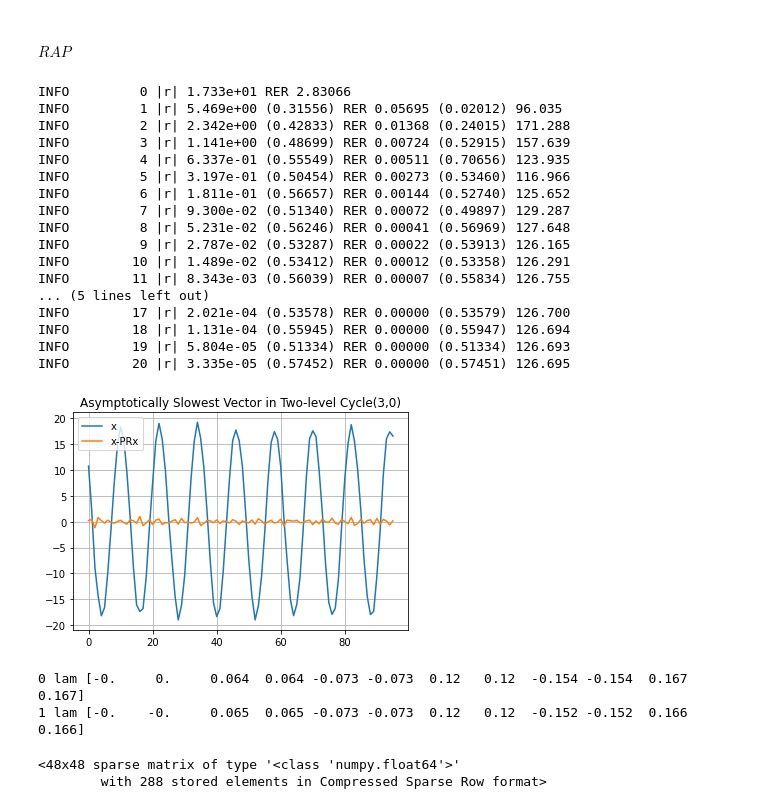
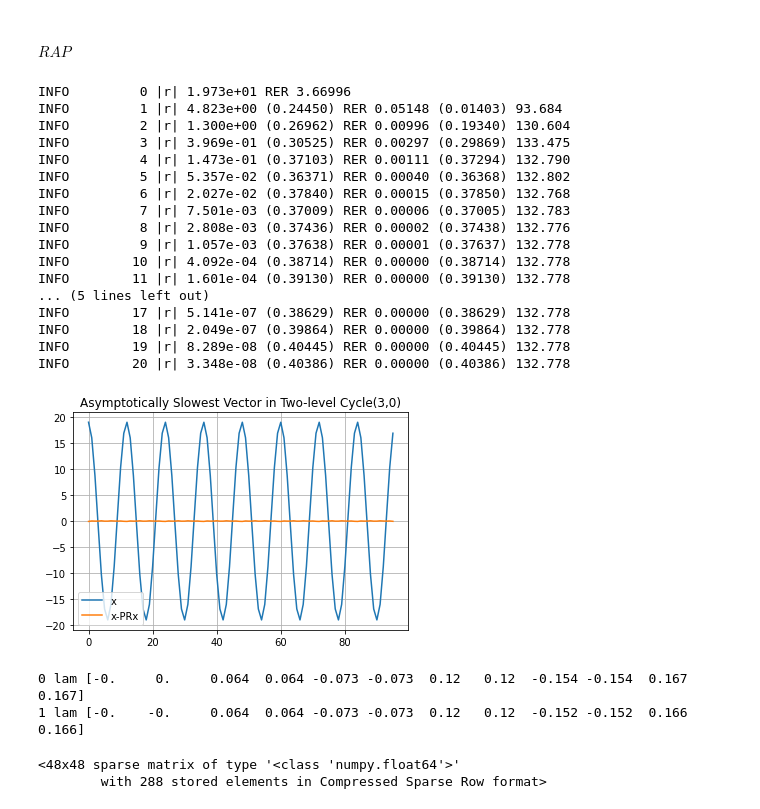
Before and after one commit to 436ahsan/Helmholtz, a Jupyter notebook: notebooks/repetitive/4_2_coarsening_3_level_qap.ipynb, the cells around one changed output. Saved outputs shown, nothing was run; the diff lists cells and outputs as text; code cells hidden in the pictures.

Commit message:
With random seed = 0, QAP works level 0->1.

```diff
--- a/notebooks/repetitive/4_2_coarsening_3_level_qap.ipynb
+++ b/notebooks/repetitive/4_2_coarsening_3_level_qap.ipynb
@@ -49,6 +52,23 @@ INFO     kh 0.5233853805513015
 ## Level 0->1 Coarsening
 # %% [markdown]
 ### Relaxation
+# %%
+# Create fine-level matrix.
+a = hm.linalg.helmholtz_1d_discrete_operator(kh, discretization, n)
+# Use default = Kacmzarz relaxation for kh != 0.
+level = hm.setup.hierarchy.create_finest_level(a,  relaxer=hm.solve.relax.GsRelaxer(a) if kh == 0 else None)
+
+# Initialize hierarchy to 1-level.
+finest = 0
+multilevel = hm.setup.hierarchy.multilevel.Multilevel.create(level)
+
+# 'location' is an array of variable locations at all levels. Used only for interpolation neighbor determination.
+# Finest-level variable ocations are assumed to be [0..n-1], i.e. a domain of size n with meshsize h = 1.
+level.location = np.arange(n)
+
+# TV and TV residual history.
+x_log = []
+r_log = []
 # %%
 method_info = hm.solve.smoothing.check_relax_cycle_shrinkage(
     multilevel, num_levels=1, leeway_factor=leeway_factor, slow_conv_factor=0.95, num_examples=5)
@@ -90,7 +112,7 @@ if ideal_tv:
     x, lam = hm.analysis.ideal.ideal_tv(level.a, num_examples)
 else:
     _LOGGER.info("Generating {} TVs with {} sweeps".format(num_examples, nu))
-    x = hm.setup.auto_setup.get_test_matrix(a, nu, num_examples=num_examples)
+    x = hm.setup.auto_setup.get_test_matrix(level.a, nu, num_examples=num_examples)
     _LOGGER.info("RER {:.3f}".format(norm(level.a.dot(x)) / norm(x)))
 x_log.append(x)
 # %% [output]
@@ -181,7 +204,7 @@ for use_r_as_restriction, title in zip(coarsening_values, titles):
         #print("caliber", caliber)
 
         p = hm.setup.auto_setup.create_interpolation(
-            x, a, R, level.location, domain_size, interpolation_method, aggregate_size=aggregate_size, num_components=num_components,
+            x, level.a, R, level.location, domain_size, interpolation_method, aggregate_size=aggregate_size, num_components=num_components,
             neighborhood=neighborhood, repetitive=repetitive, target_error=0.1,
             caliber=caliber, fit_scheme=fit_scheme, weighted=weighted)
         #print("p row sums", np.array(p.sum(axis=1)).flatten()[:5])
@@ -302,40 +320,40 @@ p = p_experiment[True][-1]  # R*A*P P high order
 # %%
 # TODO(orenlivne): define error as (x-x0) projected onto range(a).
 nu = 3
 use_r_as_restriction = True
 
 m0 = hm.repetitive.locality.create_two_level_hierarchy_from_matrix(
     level.a, level.location, R, p, aggregate_size, num_components, use_r_as_restriction=use_r_as_restriction)
 
 y, _ = hm.repetitive.locality.two_level_conv_factor(m0, nu, print_frequency=1, debug=False)
 
 # Asymptotic vector.
 plt.title("Asymptotically Slowest Vector in Two-level Cycle({},0)".format(nu))
-y -= y.mean() # Remove zero component.
+#y -= y.mean() # Remove zero component.
 e = y - m0[1].interpolate(m0[1].coarsen(y))
 plt.plot(y, label="x");
 plt.plot(e, label="x-PRx");
 plt.grid(True);
 plt.legend();
 # %% [output]
-INFO         0 |r| 1.733e+01 RER 2.83066
-INFO         1 |r| 5.469e+00 (0.31556) RER 0.05695 (0.02012) 96.035
-INFO         2 |r| 2.342e+00 (0.42833) RER 0.01368 (0.24015) 171.288
-INFO         3 |r| 1.141e+00 (0.48699) RER 0.00724 (0.52915) 157.639
-INFO         4 |r| 6.337e-01 (0.55549) RER 0.00511 (0.70656) 123.935
-INFO         5 |r| 3.197e-01 (0.50454) RER 0.00273 (0.53460) 116.966
-INFO         6 |r| 1.811e-01 (0.56657) RER 0.00144 (0.52740) 125.652
-INFO         7 |r| 9.300e-02 (0.51340) RER 0.00072 (0.49897) 129.287
-INFO         8 |r| 5.231e-02 (0.56246) RER 0.00041 (0.56969) 127.648
-INFO         9 |r| 2.787e-02 (0.53287) RER 0.00022 (0.53913) 126.165
-INFO        10 |r| 1.489e-02 (0.53412) RER 0.00012 (0.53358) 126.291
-INFO        11 |r| 8.343e-03 (0.56039) RER 0.00007 (0.55834) 126.755
+INFO         0 |r| 1.973e+01 RER 3.66996
+INFO         1 |r| 4.823e+00 (0.24450) RER 0.05148 (0.01403) 93.684
+INFO         2 |r| 1.300e+00 (0.26962) RER 0.00996 (0.19340) 130.604
+INFO         3 |r| 3.969e-01 (0.30525) RER 0.00297 (0.29869) 133.475
+INFO         4 |r| 1.473e-01 (0.37103) RER 0.00111 (0.37294) 132.790
+INFO         5 |r| 5.357e-02 (0.36371) RER 0.00040 (0.36368) 132.802
+INFO         6 |r| 2.027e-02 (0.37840) RER 0.00015 (0.37850) 132.768
+INFO         7 |r| 7.501e-03 (0.37009) RER 0.00006 (0.37005) 132.783
+INFO         8 |r| 2.808e-03 (0.37436) RER 0.00002 (0.37438) 132.776
+INFO         9 |r| 1.057e-03 (0.37638) RER 0.00001 (0.37637) 132.778
+INFO        10 |r| 4.092e-04 (0.38714) RER 0.00000 (0.38714) 132.778
+INFO        11 |r| 1.601e-04 (0.39130) RER 0.00000 (0.39130) 132.778
 ... (5 lines left out)
-INFO        17 |r| 2.021e-04 (0.53578) RER 0.00000 (0.53579) 126.700
-INFO        18 |r| 1.131e-04 (0.55945) RER 0.00000 (0.55947) 126.694
-INFO        19 |r| 5.804e-05 (0.51334) RER 0.00000 (0.51334) 126.693
-INFO        20 |r| 3.335e-05 (0.57452) RER 0.00000 (0.57451) 126.695
+INFO        17 |r| 5.141e-07 (0.38629) RER 0.00000 (0.38629) 132.778
+INFO        18 |r| 2.049e-07 (0.39864) RER 0.00000 (0.39864) 132.778
+INFO        19 |r| 8.289e-08 (0.40445) RER 0.00000 (0.40445) 132.778
+INFO        20 |r| 3.348e-08 (0.40386) RER 0.00000 (0.40386) 132.778
-[figure, old version]
+[figure, new version]
 # %%
 # Calculate eigenpairs at all levels.
 laml, vl_finest = hm.analysis.ideal.compare_spectrum(m0)
@@ -343,7 +361,7 @@ for l, lam in enumerate(laml):
     print(l, "lam", np.array2string(lam[:12], precision=3))
 # %% [output]
 0 lam [-0.     0.     0.064  0.064 -0.073 -0.073  0.12   0.12  -0.154 -0.154  0.167  0.167]
-1 lam [-0.    -0.     0.065  0.065 -0.073 -0.073  0.12   0.12  -0.152 -0.152  0.166  0.166]
+1 lam [-0.    -0.     0.064  0.064 -0.073 -0.073  0.12   0.12  -0.152 -0.152  0.166  0.166]
 # %%
 m0[1].a
 # %% [output]
```
Also changed, not shown: parts of 46 cells of this notebook, 3 other files.
